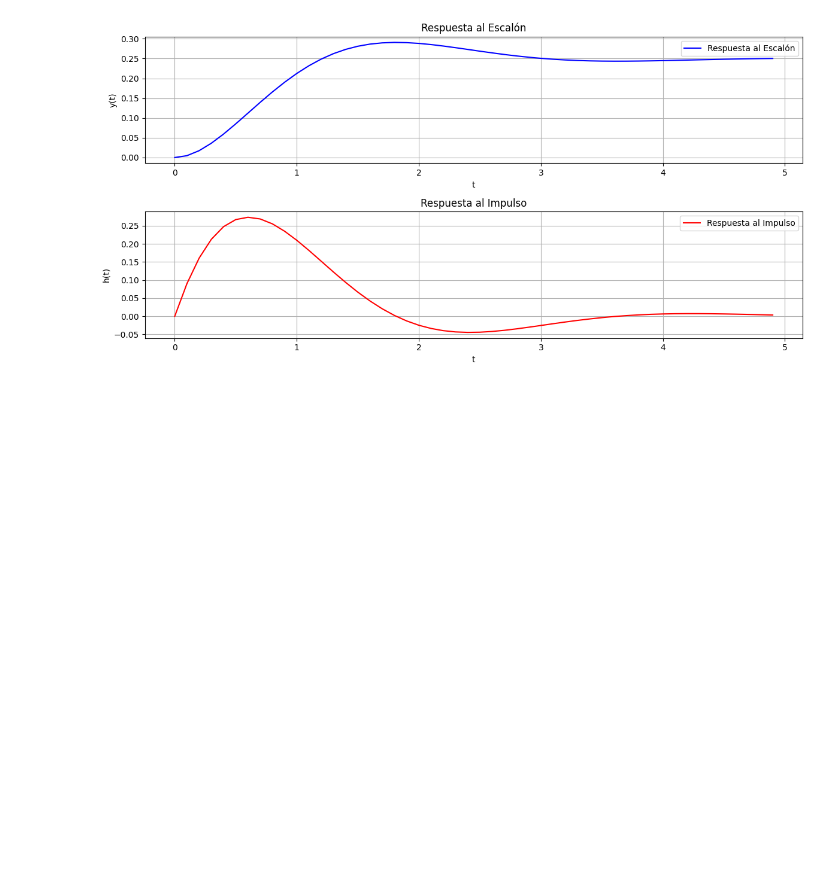
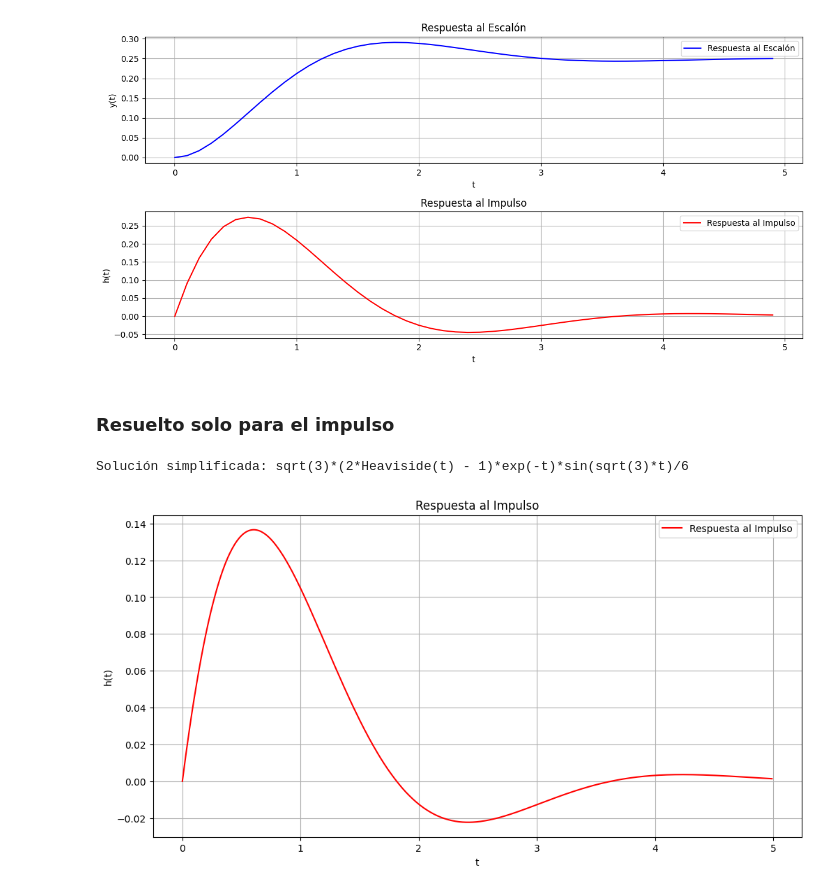
Before and after one commit to Lekkito/analisis-de-se-ales, a Jupyter notebook: tp2.ipynb, the cells around one changed output. Cells and saved outputs as stored; diff of their text form; code cells hidden in the pictures; blank space fills up the shorter version.

```diff
--- a/tp2.ipynb
+++ b/tp2.ipynb
@@ -264,3 +273,38 @@ plt.tight_layout()
 plt.show()
 # %% [output]
 [figure]
+# %% [markdown]
+### Resuelto solo para el impulso
+# %%
+import sympy as sp
+import numpy as np
+import matplotlib.pyplot as plt
+# Definir las variables y la función
+t = sp.symbols('t')
+y = sp.Function('y')
+# Definir la ecuación diferencial
+eq = sp.Eq(y(t).diff(t, 2) + 2*y(t).diff(t) + 4*y(t), sp.DiracDelta(t))
+# Condiciones iniciales
+conds = {y(0): 0, y(t).diff(t).subs(t, 0): 0}
+# Resolver la ecuación diferencial
+sol = sp.dsolve(eq, y(t), ics=conds)
+# Simplificar la solución
+sol_simplified = sp.simplify(sol.rhs)
+# Convertir la solución simplificada a una función numérica
+y_impulso = sp.lambdify(t, sol_simplified, 'numpy')
+# Definir el rango de tiempo para la evaluación
+c = np.arange(0, 5, 0.01)
+# Evaluar la función
+impulse_response_eval = y_impulso(c)
+# Graficar la respuesta al impulso
+plt.figure(figsize=(12, 6))
+plt.plot(c, impulse_response_eval, label='Respuesta al Impulso', color='r')
+plt.title('Respuesta al Impulso')
+plt.xlabel('t')
+plt.ylabel('h(t)')
+plt.grid()
+plt.legend()
+plt.show()
+# %% [output]
+Solución simplificada: sqrt(3)*(2*Heaviside(t) - 1)*exp(-t)*sin(sqrt(3)*t)/6
+[figure, added]
```
Also changed, not shown: parts of 22 cells of this notebook.
